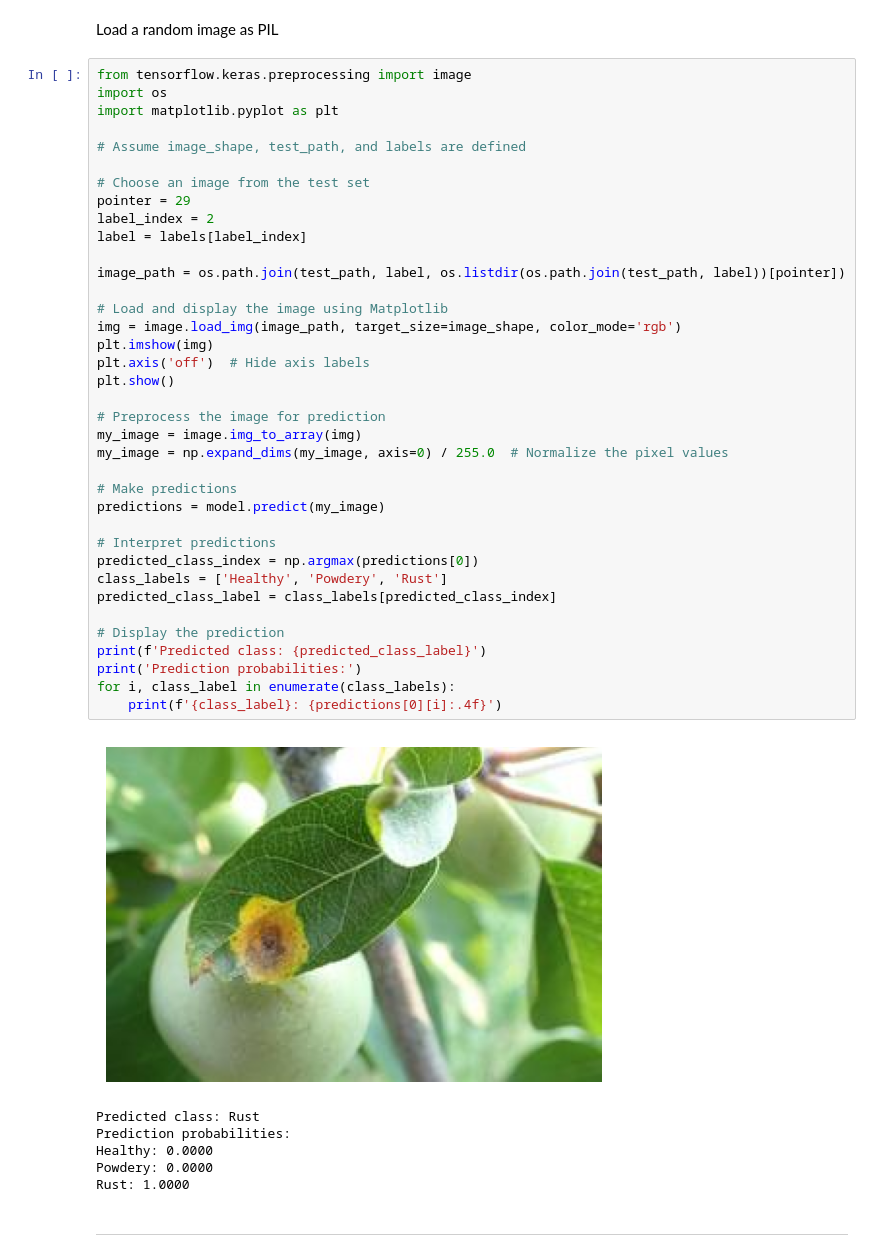
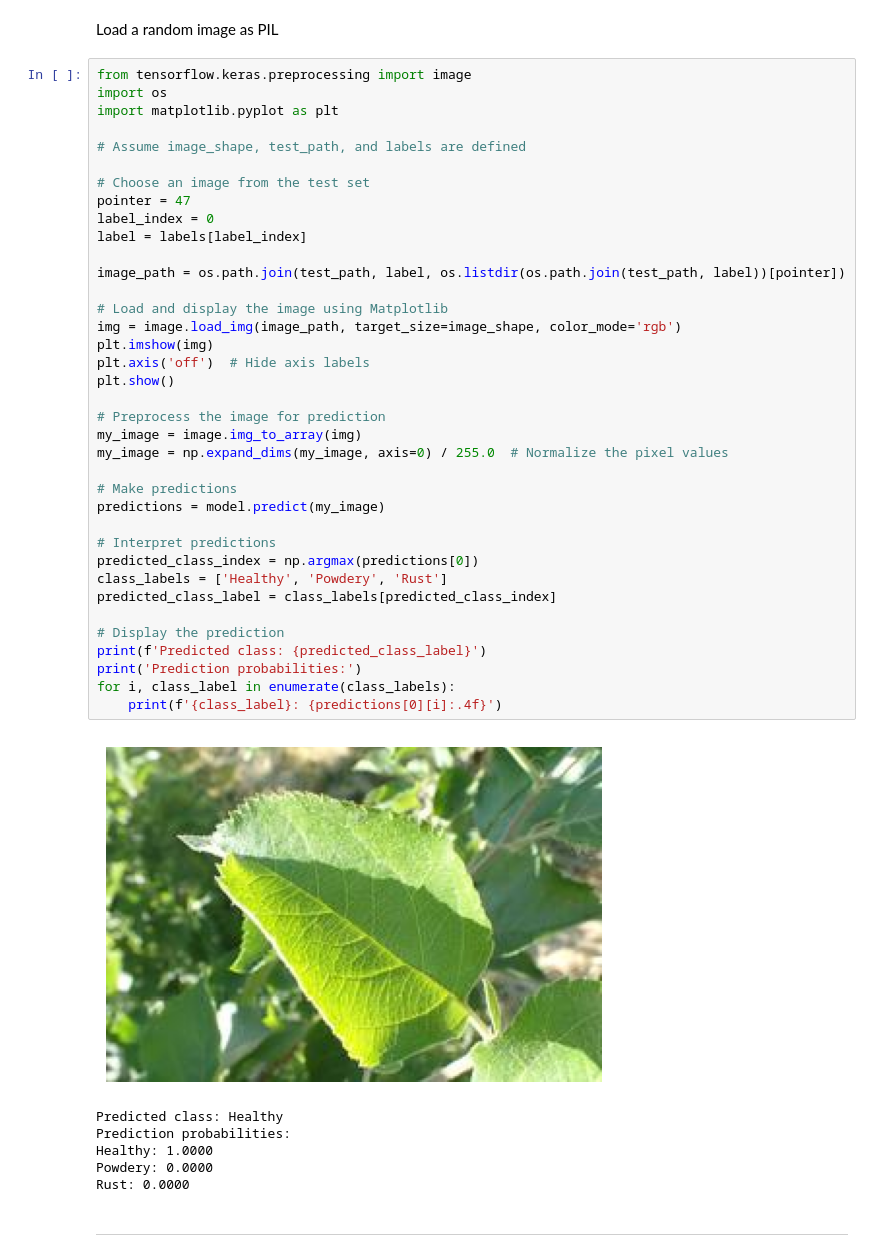
Before and after one commit to teman67/Plant-Disease-Classification-Project, a Jupyter notebook: jupyter_notebooks/03 - Modelling and Evaluating.ipynb, the cells around one changed output. Saved outputs shown, nothing was run; the diff lists cells and outputs as text.

Commit message:
save the image outputs of new ML model

```diff
--- a/jupyter_notebooks/03 - Modelling and Evaluating.ipynb
+++ b/jupyter_notebooks/03 - Modelling and Evaluating.ipynb
@@ -582,42 +609,42 @@ import matplotlib.pyplot as plt
 # Assume image_shape, test_path, and labels are defined
 
 # Choose an image from the test set
-pointer = 29
-label_index = 2
+pointer = 47
+label_index = 0
 label = labels[label_index]
 
 image_path = os.path.join(test_path, label, os.listdir(os.path.join(test_path, label))[pointer])
 
 # Load and display the image using Matplotlib
 img = image.load_img(image_path, target_size=image_shape, color_mode='rgb')
 plt.imshow(img)
 plt.axis('off')  # Hide axis labels
 plt.show()
 
 # Preprocess the image for prediction
 my_image = image.img_to_array(img)
 my_image = np.expand_dims(my_image, axis=0) / 255.0  # Normalize the pixel values
 
 # Make predictions
 predictions = model.predict(my_image)
 
 # Interpret predictions
 predicted_class_index = np.argmax(predictions[0])
 class_labels = ['Healthy', 'Powdery', 'Rust']
 predicted_class_label = class_labels[predicted_class_index]
 
 # Display the prediction
 print(f'Predicted class: {predicted_class_label}')
 print('Prediction probabilities:')
 for i, class_label in enumerate(class_labels):
     print(f'{class_label}: {predictions[0][i]:.4f}')
 # %% [output]
-[figure, old version]
+[figure, new version]
-Predicted class: Rust
+Predicted class: Healthy
 Prediction probabilities:
-Healthy: 0.0000
+Healthy: 1.0000
 Powdery: 0.0000
-Rust: 1.0000
+Rust: 0.0000
 # %% [markdown]
 ---
 # %% [markdown]
```
Also changed, not shown: parts of 6 cells of this notebook, 10 other files.
